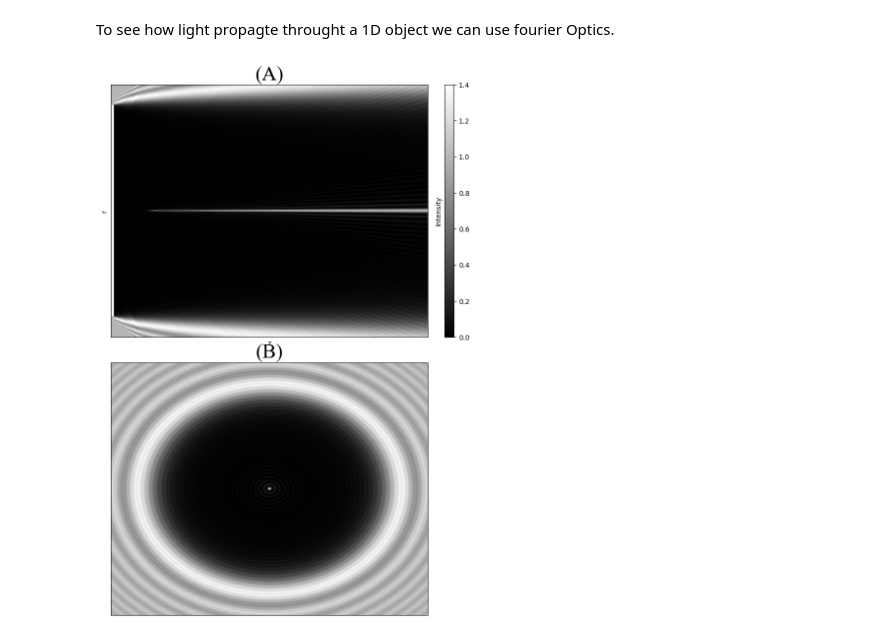
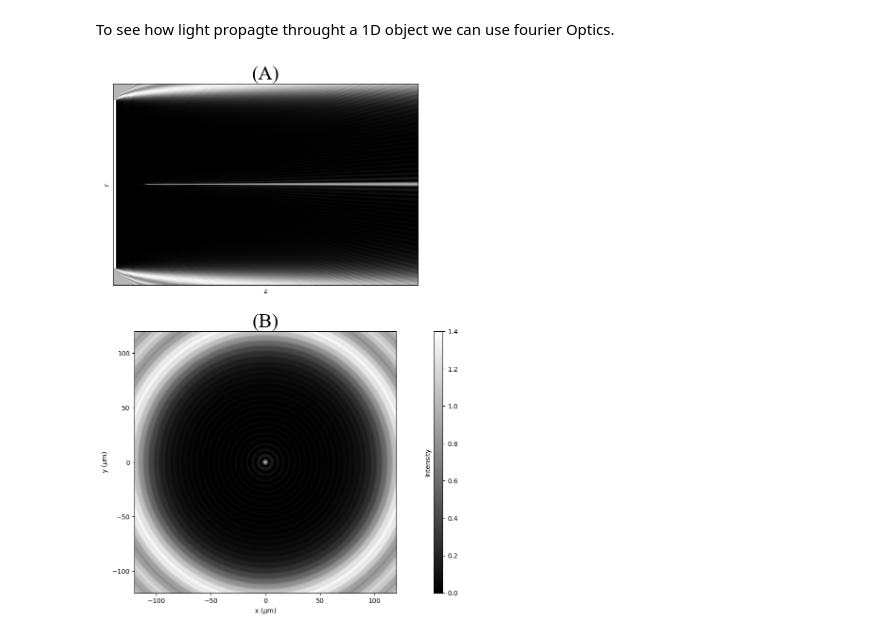
Before and after one commit to PassosSouza/MieBrightSpot, a Jupyter notebook: Introduc.ipynb, the cells around one changed output. Cells and saved outputs as stored; diff of their text form; code cells hidden in the pictures.

```diff
--- a/Introduc.ipynb
+++ b/Introduc.ipynb
@@ -112,7 +112,7 @@ def FigOptica(U0,X,Y,lamb,z,z0,n):
   return ZX
 # %%
 N = 6*512#2**10
-R= 12
+R= 10
 x = np.linspace(-9*R,9*R,N,endpoint=False)
 X,Y = np.meshgrid(x,x)
 lamb = 0.632/1000
@@ -138,41 +140,39 @@ U = Optica((X**2+Y**2>R**2).astype(float),X,Y,z[-40],lamb)
 # %%
 fig = plt.figure(figsize=(9,14))
-gs = gridspec.GridSpec(2,2 ,width_ratios=[1,0.03],wspace=0.1,hspace=0.1)  # Adjust `wspace` to control space between columns
+gs = gridspec.GridSpec(2,2 ,height_ratios=[1,1.3],width_ratios=[1,0.03],wspace=0.1,hspace=0.2)  # Adjust `wspace` to control space between columns
 
 vmin,vmax =0 ,1.4
 ax0 = fig.add_subplot(gs[0, 0])
 img = ax0.imshow( np.transpose(ZX)[abs(x)<1.2*R] , cmap='gray' , aspect = 'auto', extent=[ -10,z[-1]+10,-1.2*R, 1.2*R],vmin=vmin,vmax=vmax)
 
 ax0.set_ylabel(r'r')
 ax0.set_yticks([])
 ax0.set_xlabel('z')
 ax0.set_xticks([])
 
 ax0.set_title('(A)',fontname='Times New Roman', fontsize=30)
 
+ax0 = fig.add_subplot(gs[1, 0])
+U0 = abs(U)**2
+
+img = ax0.imshow(np.transpose(U0[abs(x0)<1.2*R])[abs(x0)<1.2*R], cmap = 'gray', aspect='equal',vmin=vmin,vmax=vmax,
+                 extent=[-1.2 * 10*R, 1.2 * 10*R, -1.2 * 10*R, 1.2 * 10*R])
+
+#ax0.set_yticks([])
+#ax0.set_xticks([])
+ax0.set_xlabel(r'x ($\mu$m)')
+ax0.set_ylabel(r'y ($\mu$m)')
+#ax0.set_xticks([])
 
 
-ax_cb = fig.add_subplot(gs[0, 1])
+ax0.set_title('(B)',fontname='Times New Roman', fontsize=30)
+
+ax_cb = fig.add_subplot(gs[1, 1])
 cbar = plt.colorbar(img, cax=ax_cb)
 # Adjust the title (label) of the color bar
 cbar.set_label("Intensity")  # Adjust the distance and position
 cbar.ax.yaxis.set_label_position("left")  # Ensure the label is on the right side
 
-
-ax0 = fig.add_subplot(gs[1, 0])
-U0 = abs(U)**2
-
-ax0.imshow(np.transpose(U0[abs(x0)<1.5*R])[abs(x0)<1.5*R], cmap = 'gray', aspect='auto',vmin=vmin,vmax=vmax)
-
-ax0.set_yticks([])
-ax0.set_xticks([])
-#ax0.set_xticks([])
-
-
-ax0.set_title('(B)',fontname='Times New Roman', fontsize=30)
-
-
-
-plt.savefig('Analitico-rev.svg',dpi=300)
+plt.savefig('Analitico-rev002.svg',dpi=300)
 # %% [output]
-[figure, old version]
+[figure, new version]
```
Also changed, not shown: parts of 3 cells of this notebook, 2 other files.
